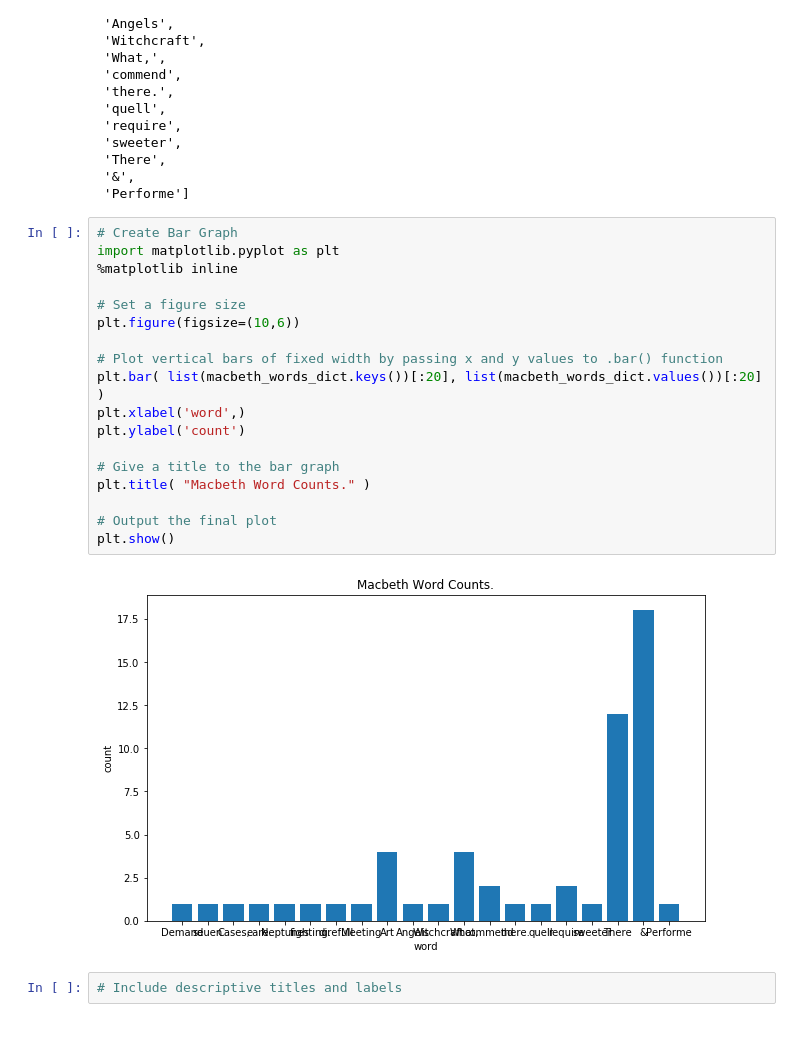
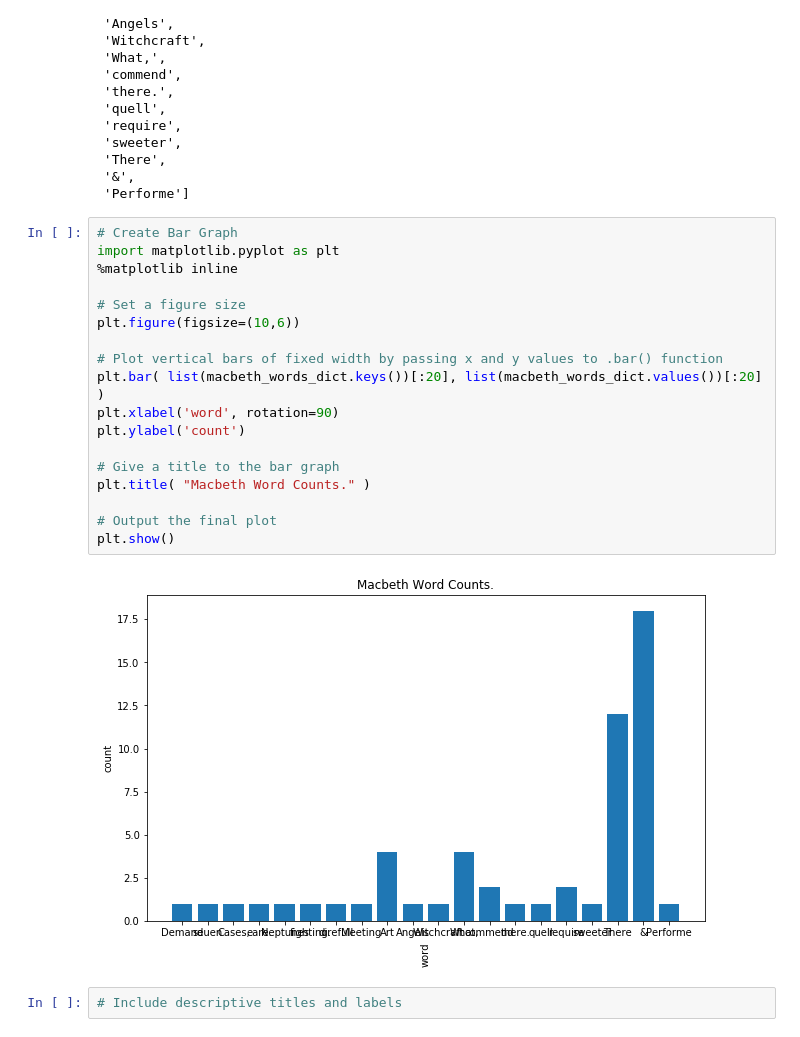
Before and after one commit to MangrobanGit/dsc-0-01-23-project-lab-seattle-ds-career-040119, a Jupyter notebook: index.ipynb, the cells around one changed output. Saved outputs shown, nothing was run; the diff lists cells and outputs as text.

```diff
--- a/index.ipynb
+++ b/index.ipynb
@@ -149,23 +149,23 @@ listy[:20]
 # %%
 # Create Bar Graph
 import matplotlib.pyplot as plt
 %matplotlib inline
 
 # Set a figure size
 plt.figure(figsize=(10,6))
 
 # Plot vertical bars of fixed width by passing x and y values to .bar() function
 plt.bar( list(macbeth_words_dict.keys())[:20], list(macbeth_words_dict.values())[:20] )
-plt.xlabel('word',)
+plt.xlabel('word', rotation=90)
 plt.ylabel('count')
 
 # Give a title to the bar graph
 plt.title( "Macbeth Word Counts." )
 
 # Output the final plot
 plt.show()
 # %% [output]
-[figure, old version]
+[figure, new version]
 # %%
 # Include descriptive titles and labels
 # %% [markdown]
```
